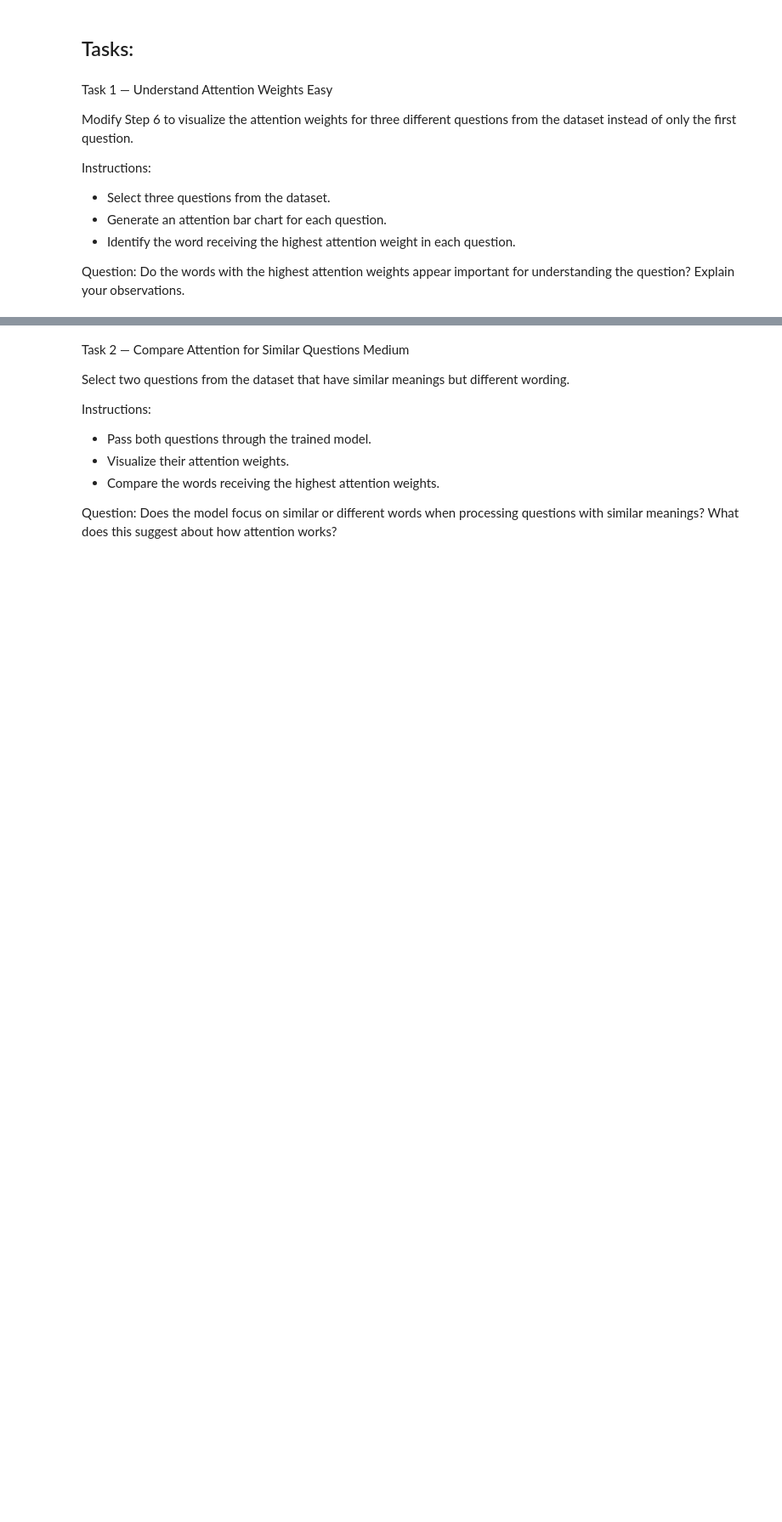
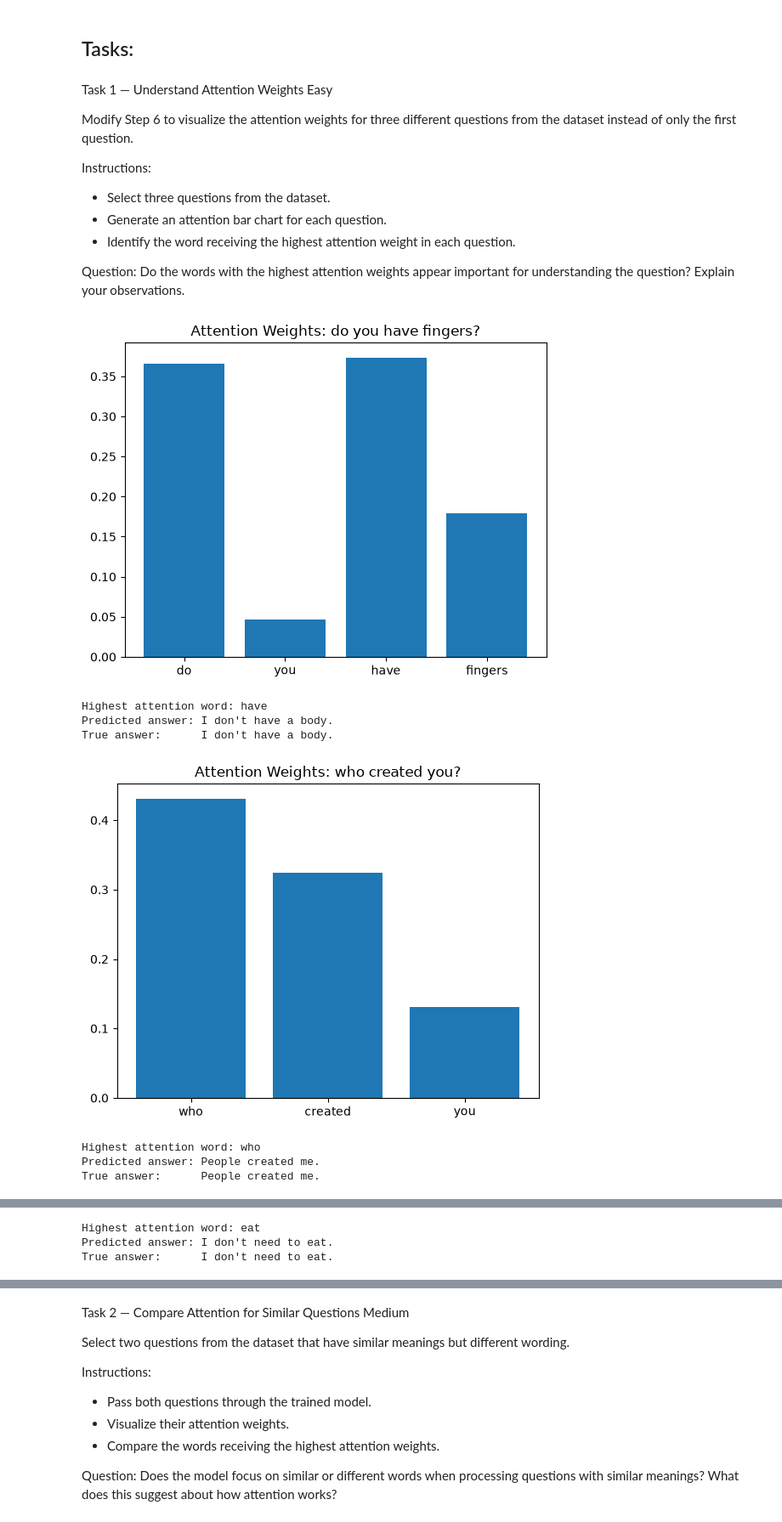
Before and after one commit to ImSleepingHere/NLP_Labs, a Jupyter notebook: NLP_Lab11/Lab_11_Attention_with_RNN.ipynb, the cells around one changed output, grey strips where cells are left out. Shown at 85% size. Drawn from its saved outputs; the diff is of its cells as text; code cells hidden in the pictures; blank space fills up the shorter version.

```diff
--- a/NLP_Lab11/Lab_11_Attention_with_RNN.ipynb
+++ b/NLP_Lab11/Lab_11_Attention_with_RNN.ipynb
@@ -124,3 +124,33 @@ Instructions:
 - Identify the word receiving the highest attention weight in each question.
 
 Question: Do the words with the highest attention weights appear important for understanding the question? Explain your observations.
+# %%
+# Answer text for each answer_id
+answers = df.drop_duplicates("answer_id").set_index("answer_id")["answer"]
+
+def show_attention(i):
+    words = [tokenizer.index_word[t] for t in X[i].tolist() if t != 0]
+
+    with torch.no_grad():
+        prediction, weights = model(X[i:i+1])
+
+    w = weights[0, :len(words)].tolist()
+    plt.bar(words, w)
+    plt.title(f"Attention Weights: {df['question'][i]}")
+    plt.show()
+
+    print("Highest attention word:", words[w.index(max(w))])
+    print("Predicted answer:", answers[prediction.argmax(1).item()])
+    print("True answer:     ", df["answer"][i])
+
+for q in ["do you have fingers?", "who created you?", "do you eat cake?"]:
+    show_attention(df.index[df["question"] == q][0])
+# %% [output]
+[figure, added]
+Highest attention word: have
+Predicted answer: I don't have a body.
+True answer:      I don't have a body.
+[figure, added]
+Highest attention word: who
+Predicted answer: People created me.
+True answer:      People created me.
@@ -126,0 +158,3 @@ Question: Do the words with the highest attention weights appear important for u
+Highest attention word: eat
+Predicted answer: I don't need to eat.
+True answer:      I don't need to eat.
```
Also changed, not shown: parts of 8 cells of this notebook, 2 other files.
